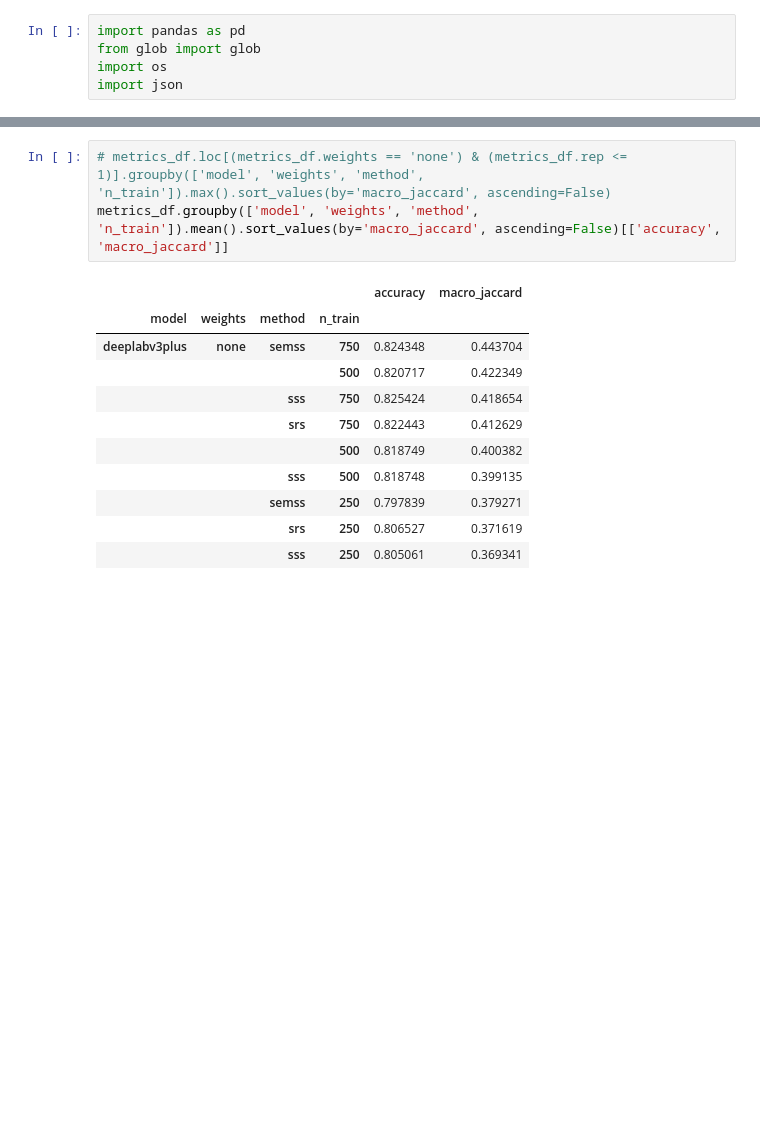
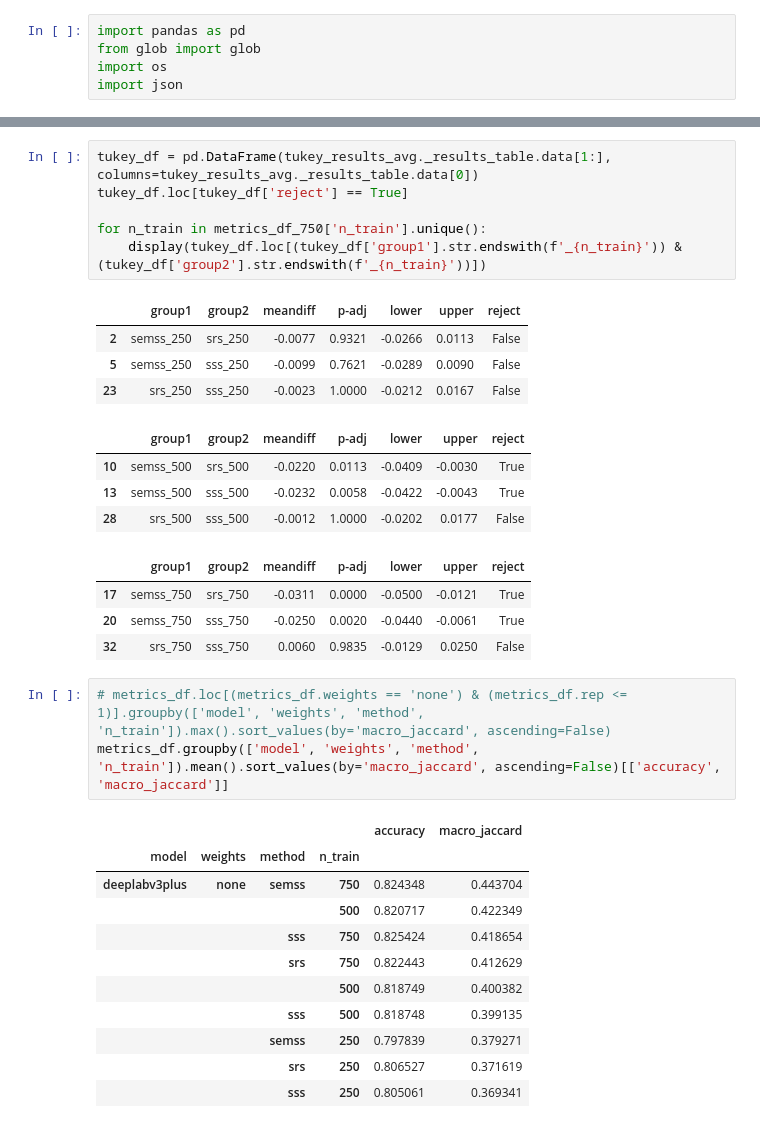
Before and after one commit to DakotaHester/ms-land-cover, a Jupyter notebook: cpb_results.ipynb, the cells around one changed output, grey strips where cells are left out. Saved outputs shown, nothing was run; the diff lists cells and outputs as text; blank space fills up the shorter version.

```diff
--- a/cpb_results.ipynb
+++ b/cpb_results.ipynb
@@ -51,3 +211,22 @@ display(metrics_df)
+# %%
+tukey_df = pd.DataFrame(tukey_results_avg._results_table.data[1:], columns=tukey_results_avg._results_table.data[0])
+tukey_df.loc[tukey_df['reject'] == True]
+
+for n_train in metrics_df_750['n_train'].unique():
+    display(tukey_df.loc[(tukey_df['group1'].str.endswith(f'_{n_train}')) & (tukey_df['group2'].str.endswith(f'_{n_train}'))])
+# %% [output]
+|  | group1 | group2 | meandiff | p-adj | lower | upper | reject |
+| 2 | semss_250 | srs_250 | -0.0077 | 0.9321 | -0.0266 | 0.0113 | False |
+| 5 | semss_250 | sss_250 | -0.0099 | 0.7621 | -0.0289 | 0.0090 | False |
+| 23 | srs_250 | sss_250 | -0.0023 | 1.0000 | -0.0212 | 0.0167 | False |
+|  | group1 | group2 | meandiff | p-adj | lower | upper | reject |
+| 10 | semss_500 | srs_500 | -0.0220 | 0.0113 | -0.0409 | -0.0030 | True |
+| 13 | semss_500 | sss_500 | -0.0232 | 0.0058 | -0.0422 | -0.0043 | True |
+| 28 | srs_500 | sss_500 | -0.0012 | 1.0000 | -0.0202 | 0.0177 | False |
+|  | group1 | group2 | meandiff | p-adj | lower | upper | reject |
+| 17 | semss_750 | srs_750 | -0.0311 | 0.0000 | -0.0500 | -0.0121 | True |
+| 20 | semss_750 | sss_750 | -0.0250 | 0.0020 | -0.0440 | -0.0061 | True |
+| 32 | srs_750 | sss_750 | 0.0060 | 0.9835 | -0.0129 | 0.0250 | False |
 # %%
 # metrics_df.loc[(metrics_df.weights == 'none') & (metrics_df.rep <= 1)].groupby(['model', 'weights', 'method', 'n_train']).max().sort_values(by='macro_jaccard', ascending=False)
 metrics_df.groupby(['model', 'weights', 'method', 'n_train']).mean().sort_values(by='macro_jaccard', ascending=False)[['accuracy', 'macro_jaccard']]
```
Also changed, not shown: parts of 6 cells of this notebook, 24 other files.
